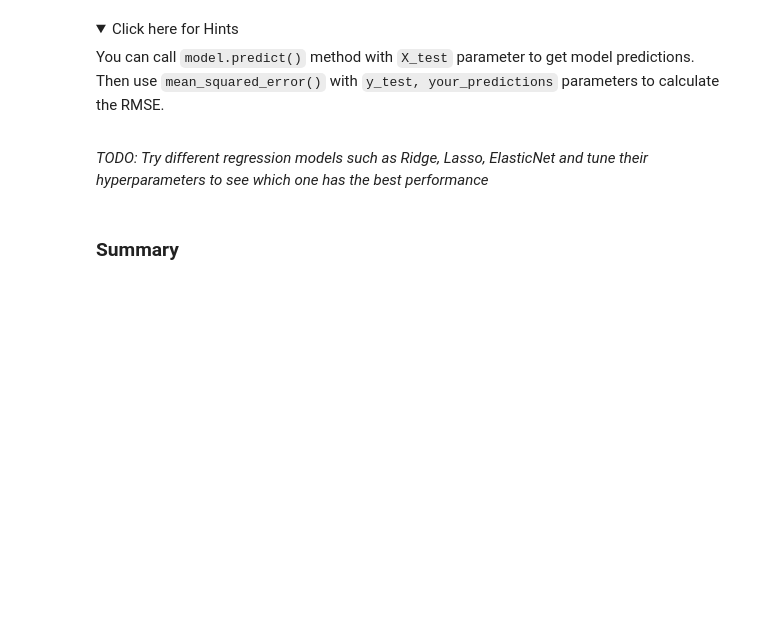
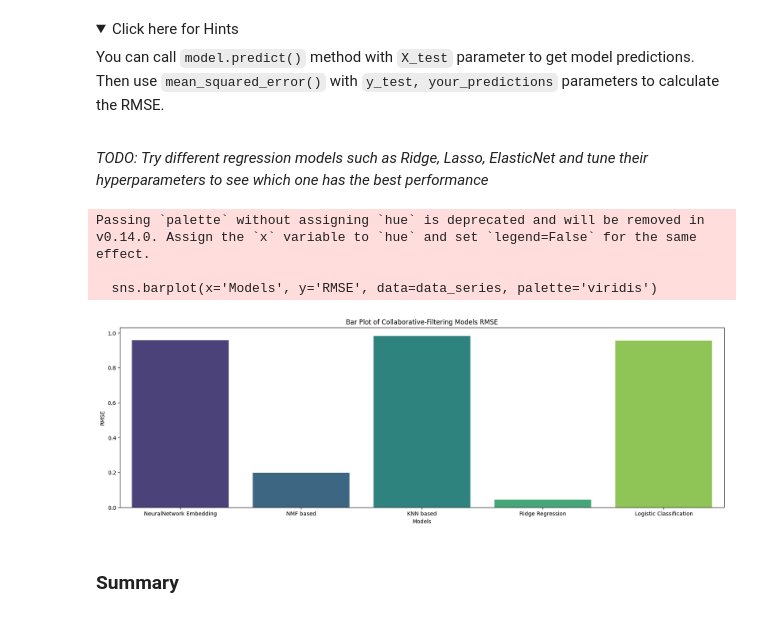
Before and after one commit to kymayodeji/ibm_ml_course, a Jupyter notebook: course6_Capstone/lab_jupyter_cf_regression_w_embeddings.ipynb, the cells around one changed output. Cells and saved outputs as stored; diff of their text form; code cells hidden in the pictures; folded sections open; blank space fills up the shorter version.

```diff
--- a/course6_Capstone/lab_jupyter_cf_regression_w_embeddings.ipynb
+++ b/course6_Capstone/lab_jupyter_cf_regression_w_embeddings.ipynb
@@ -194,3 +199,27 @@ _TODO: Try different regression models such as Ridge, Lasso, ElasticNet and tune
+# %%
+data = { "NeuralNetwork Embedding" :0.9574, "NMF based":0.1970, "KNN based":0.9820, "Ridge Regression": 0.0434,
+        "Logistic Classification": 0.9545}
+# Convert dictionary to a Pandas Series
+data_series = pd.Series(data)
+
+# Reset index to plot 'Categories' as x-axis
+data_series = data_series.reset_index()
+
+# Rename columns for better labels
+data_series.columns = ['Models', 'RMSE']
+
+# Plotting with Seaborn
+plt.figure(figsize=(20, 6))  # Set figure size
+sns.barplot(x='Models', y='RMSE', data=data_series, palette='viridis')
+plt.title('Bar Plot of Collaborative-Filtering Models RMSE')
+plt.xlabel('Models')
+plt.ylabel('RMSE')
+plt.show()
+# %% [output]
+Passing `palette` without assigning `hue` is deprecated and will be removed in v0.14.0. Assign the `x` variable to `hue` and set `legend=False` for the same effect.
+
+  sns.barplot(x='Models', y='RMSE', data=data_series, palette='viridis')
+[figure, added]
 # %% [markdown]
 ### Summary
 # %% [markdown]
```
Also changed, not shown: parts of 2 cells of this notebook, 9 other files.
